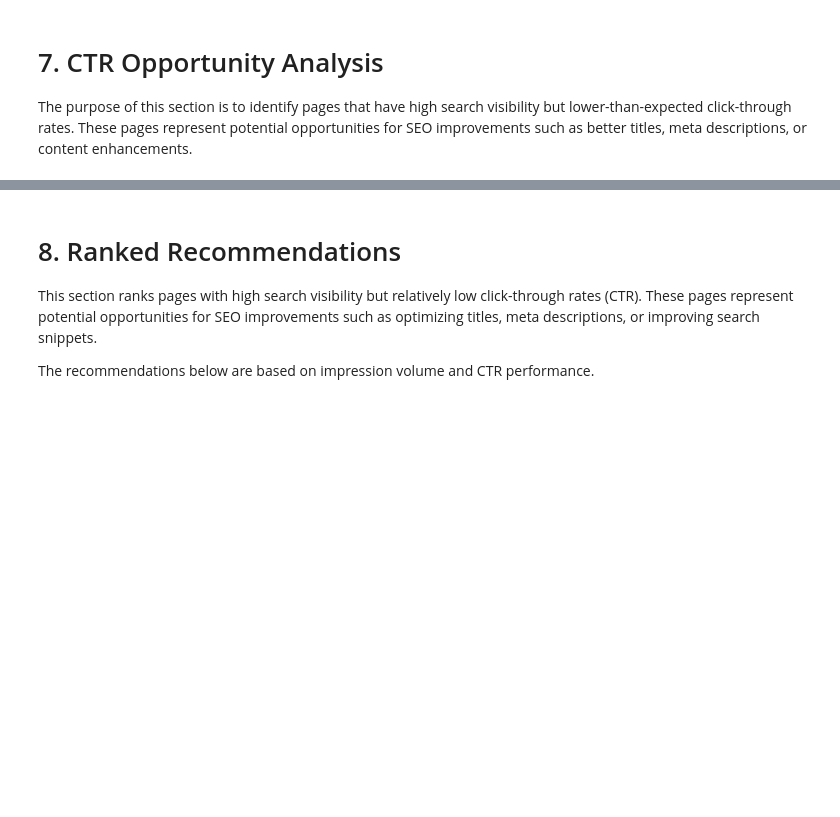
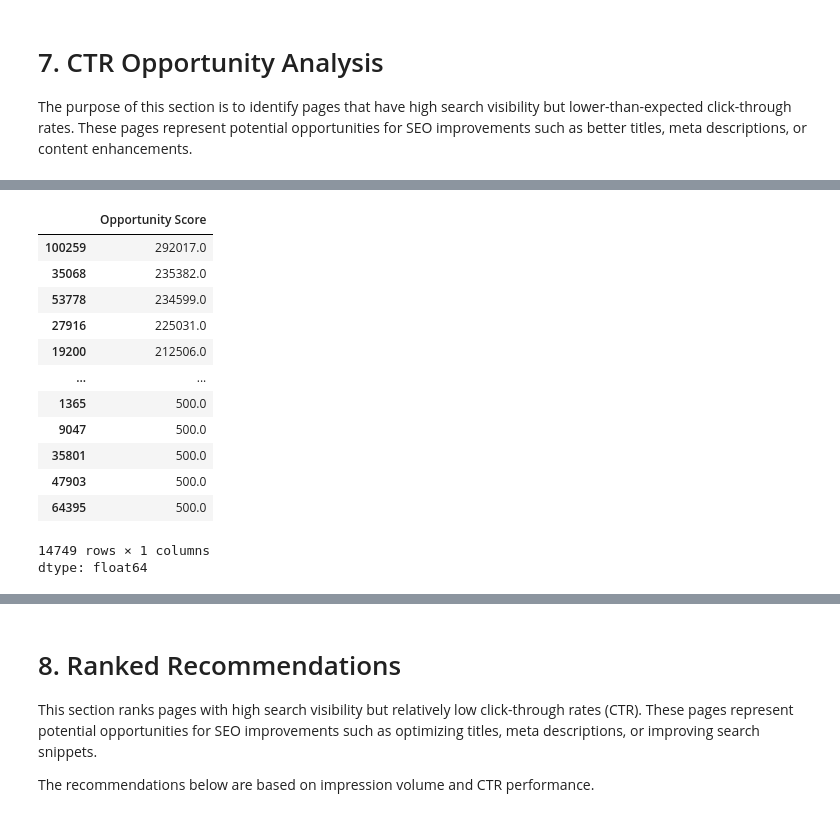
Before and after one commit to aryanks692/Flyrank-ai-Notebook, a Jupyter notebook: work/ctr__capstone.ipynb, the cells around one changed output, grey strips where cells are left out. Saved outputs shown, nothing was run; the diff lists cells and outputs as text; code cells hidden in the pictures; blank space fills up the shorter version.

```diff
--- a/work/ctr__capstone.ipynb
+++ b/work/ctr__capstone.ipynb
@@ -367,3 +367,22 @@ opportunities.head(20)
 | 69018 | client_23a62021009f63c4 | content_6eda21f7025fe783 | 118122.0 | 95949.0 | 123.0 | 5.250767 | 312.0 | ... |
 | 11085 | client_23a62021009f63c4 | content_16b29599a771ed7d | 117001.0 | 120212.0 | 191.0 | 15.938518 | 865.0 | ... |
 | 6125 | client_73cda7b4e4f265ea | content_f2388a4b87a3b1dc | 114564.0 | 119766.0 | 76.0 | 6.397949 | 600.0 | ... |
+# %%
+## Opportunity Score Explanation
+
+recommendations["Opportunity Score"]
+# %% [output]
+|  | Opportunity Score |
+| 100259 | 292017.0 |
+| 35068 | 235382.0 |
+| 53778 | 234599.0 |
+| 27916 | 225031.0 |
+| 19200 | 212506.0 |
+| ... | ... |
+| 1365 | 500.0 |
+| 9047 | 500.0 |
+| 35801 | 500.0 |
+| 47903 | 500.0 |
+| 64395 | 500.0 |
+14749 rows × 1 columns
+dtype: float64
```
Also changed, not shown: parts of 4 cells of this notebook.
